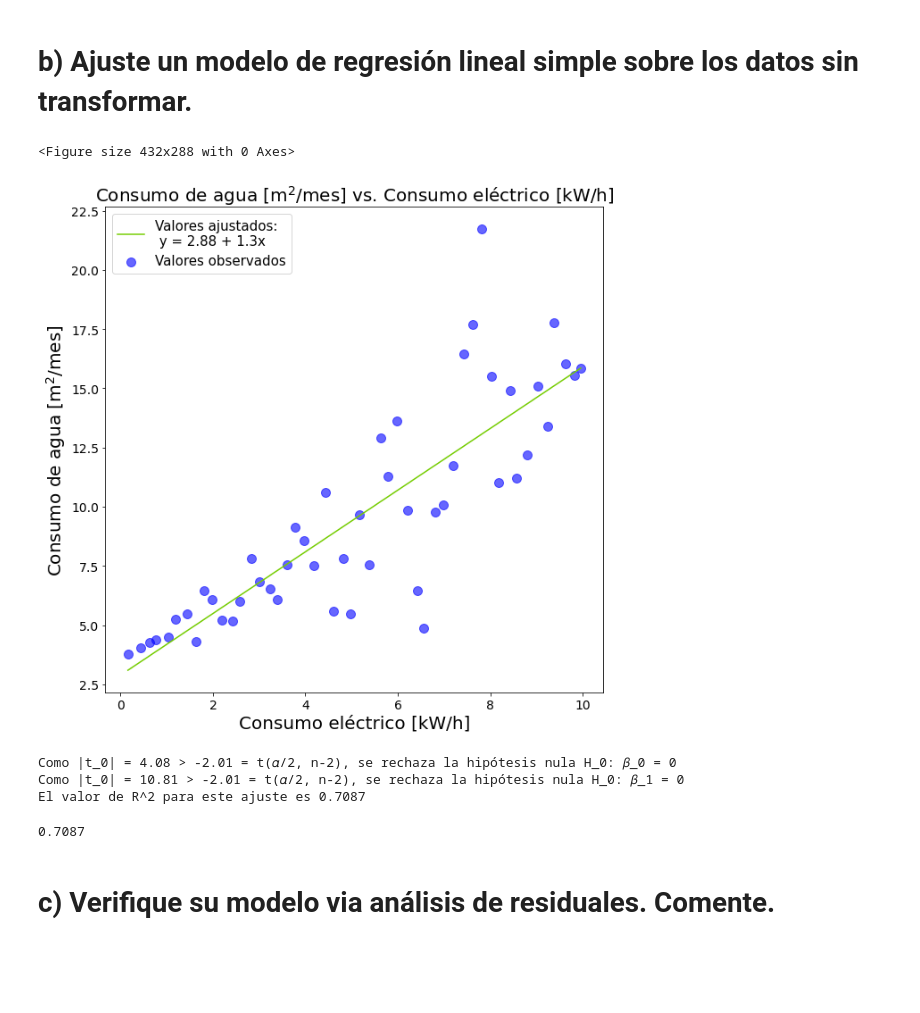
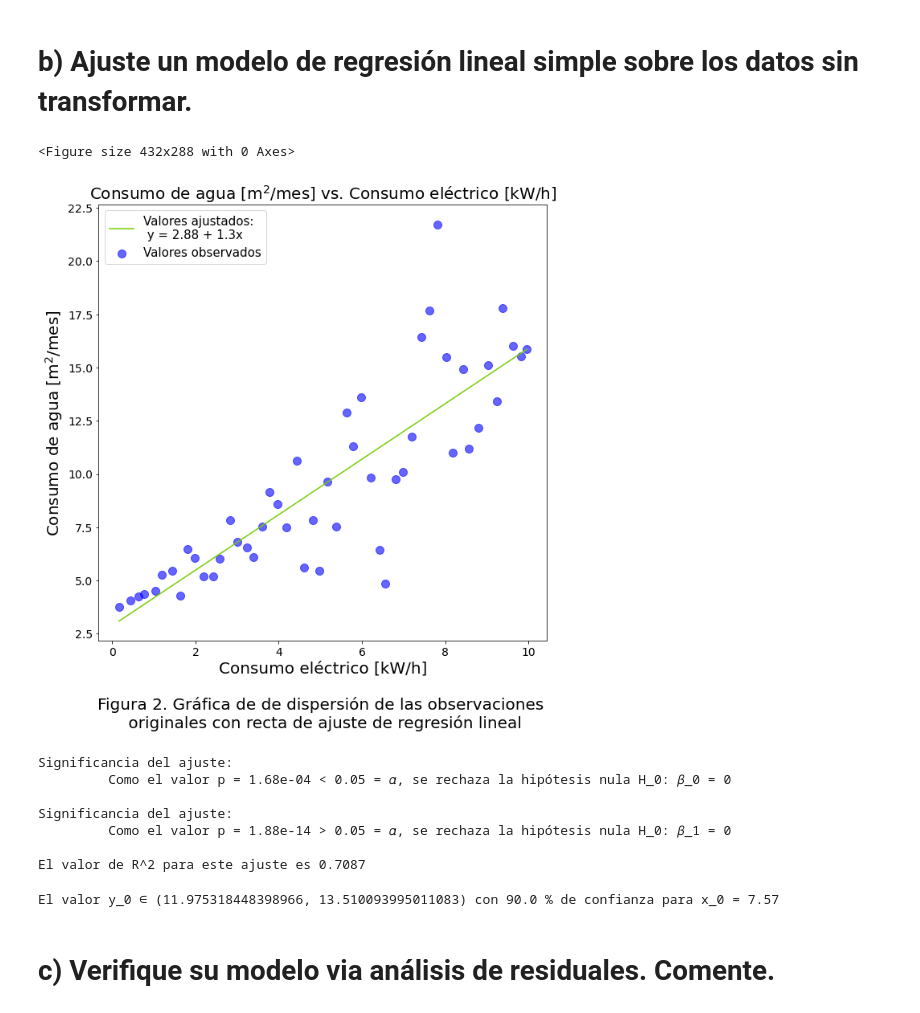
Before and after one commit to cegm/EA2-Entregables, a Jupyter notebook: Controles/Control 2/Control 2.ipynb, the cells around one changed output. Saved outputs shown, nothing was run; the diff lists cells and outputs as text; code cells hidden in the pictures; blank space fills up the shorter version.

```diff
--- a/Controles/Control 2/Control 2.ipynb
+++ b/Controles/Control 2/Control 2.ipynb
@@ -200,12 +211,12 @@ def prediction_CI(df, x, y, y_fit, x_0, beta_0, beta_1, alpha = 0.05):
     return CI_lb, CI_ub
 # %%
 # Función para graficar scatter plot con opción para incluir o no el ajuste de regresión lineal.
-def scatter_fit_plot(df, x, y, color = "blue", trans = False, **kwargs):
+def scatter_fit_plot(df, x, y, caption, color = "blue", trans = False, **kwargs):
     plt.figure()
     plt.figure(figsize=(10,10))
     plt.xticks(fontsize=14)
     plt.yticks(fontsize=14)
-    plt.xlabel(x,fontsize=20)
+    plt.xlabel(x + "\n\n" + caption,fontsize=20)
     plt.ylabel(y, fontsize=20)
     plt.title(y + " vs. " + x, fontsize=20)
 
@@ -222,22 +233,17 @@ def scatter_fit_plot(df, x, y, color = "blue", trans = False, **kwargs):
     if "y_fit" in kwargs:
         y_fit = kwargs.get("y_fit")
 
-        if "beta_0" in kwargs:
+        if "beta_0" in kwargs and "beta_1" in kwargs:
             beta_0 = kwargs.get("beta_0")
-
-        if "beta_1" in kwargs:
             beta_1 = kwargs.get("beta_1")
 
-        if beta_1 > 0:
-            sign = "+"
-        else:
-            sign = "-"
-
-        line = plt.plot(df[x], df[y_fit],
+            if beta_1 > 0:
+                sign = "+"
+            else:
+                sign = "-"
+            line = plt.plot(df[x], df[y_fit],
                         c = "#75cd01",
                         label = f"Valores ajustados: \n y = {np.round(beta_0,2)} {sign} {abs(np.round(beta_1,2))}x")
-
-
     plt.legend(prop={'size': 15})
     plt.show()
 # %%
@@ -252,3 +258,12 @@ df.columns = ["Observación"] + pretty_columns
 
 # Etiquetar las observaciones con las numeración provista
 df = df.set_index('Observación')
+"""
+df = pd.read_csv('../../..//Datos/propellant.dat', sep='\s+')
+df = df.filter(["obs", "edad", "fuerza"])
+pretty_columns = ["Consumo eléctrico [kW/h]", "Consumo de agua [m$^2$/mes]"] # Columnas para display, plot, etc.
+working_columns = ["x", "y"] # Columnas para código y cálculos.
+df.columns = ["Observación"] + pretty_columns
+df = df.set_index('Observación')
+display(df)
+"""
@@ -262,5 +279,3 @@ display(df.head())
 | 3 | 0.63 | 4.26 |
 | 4 | 0.76 | 4.37 |
 | 5 | 1.04 | 4.51 |
-# %%
-scatter_fit_plot(df, pretty_columns[0], pretty_columns[1])
@@ -269,0 +284,3 @@ scatter_fit_plot(df, pretty_columns[0], pretty_columns[1])
+# %%
+caption = "Figura 1. Gráfica de dispersión de la observaciones originales"
+scatter_fit_plot(df, pretty_columns[0], pretty_columns[1], caption)
@@ -278,21 +298,37 @@ pretty_columns = ["Consumo eléctrico [kW/h]",
                   "Ajuste lineal (respuesta original)"]
 df.columns = pretty_columns
 # %%
-scatter_fit_plot(df, pretty_columns[0], pretty_columns[1], y_fit = pretty_columns[2], beta_0 = beta_0, beta_1 = beta_1)
+caption = "Figura 2. Gráfica de de dispersión de las observaciones \n originales con recta de ajuste de regresión lineal"
+scatter_fit_plot(df, pretty_columns[0], pretty_columns[1], caption, y_fit = pretty_columns[2], beta_0 = beta_0, beta_1 = beta_1)
 # %% [output]
 <Figure size 432x288 with 0 Axes>
-[figure, old version]
+[figure, new version]
 # %%
 working_columns = ["x", "y", "y_fit"]
 df.columns = working_columns
 
-test_beta_0(df, "x", "y", "y_fit", beta_0)
-test_beta_1(df, "x", "y", "y_fit", beta_1)
-get_R_2(df, "y", "y_fit")
+_, _, p_value_beta_0 = test_beta_0(df, "x", "y", "y_fit", beta_0)
+_, _, p_value_beta_1 = test_beta_1(df, "x", "y", "y_fit", beta_1)
+#_, _, p_value_anova = test_analysis_of_variance(df, "y", "y_fit")
+R_2 = get_R_2(df, "y", "y_fit")
 # %% [output]
-Como |t_0| = 4.08 > -2.01 = t(𝛼/2, n-2), se rechaza la hipótesis nula H_0: 𝛽_0 = 0
-Como |t_0| = 10.81 > -2.01 = t(𝛼/2, n-2), se rechaza la hipótesis nula H_0: 𝛽_1 = 0
+Significancia del ajuste:
+         Como el valor p = 1.68e-04 < 0.05 = 𝛼, se rechaza la hipótesis nula H_0: 𝛽_0 = 0
+
+Significancia del ajuste:
+         Como el valor p = 1.88e-14 > 0.05 = 𝛼, se rechaza la hipótesis nula H_0: 𝛽_1 = 0
+
 El valor de R^2 para este ajuste es 0.7087
-0.7087
+# %%
+alpha = 0.1
+x_0 = 7.57
+CI_lb, CI_ub = prediction_CI(df, "x", "y", "y_fit", x_0, beta_0, beta_1, alpha = alpha)
+
+#CI_lb = np.round(inv_box_cox_transformation_single_obs(df, "y", -0.25, CI_lb), 4)
+#CI_ub = np.round(inv_box_cox_transformation_single_obs(df, "y", -0.25, CI_ub), 4)
+
+print(f"El valor y_0 ∈ ({CI_lb}, {CI_ub}) con {100*(1-alpha)} % de confianza para x_0 = {x_0}")
+# %% [output]
+El valor y_0 ∈ (11.975318448398966, 13.510093995011083) con 90.0 % de confianza para x_0 = 7.57
 # %% [markdown]
 # c) Verifique su modelo via análisis de residuales. Comente.
```
Also changed, not shown: parts of 34 cells of this notebook, 1 other file.
